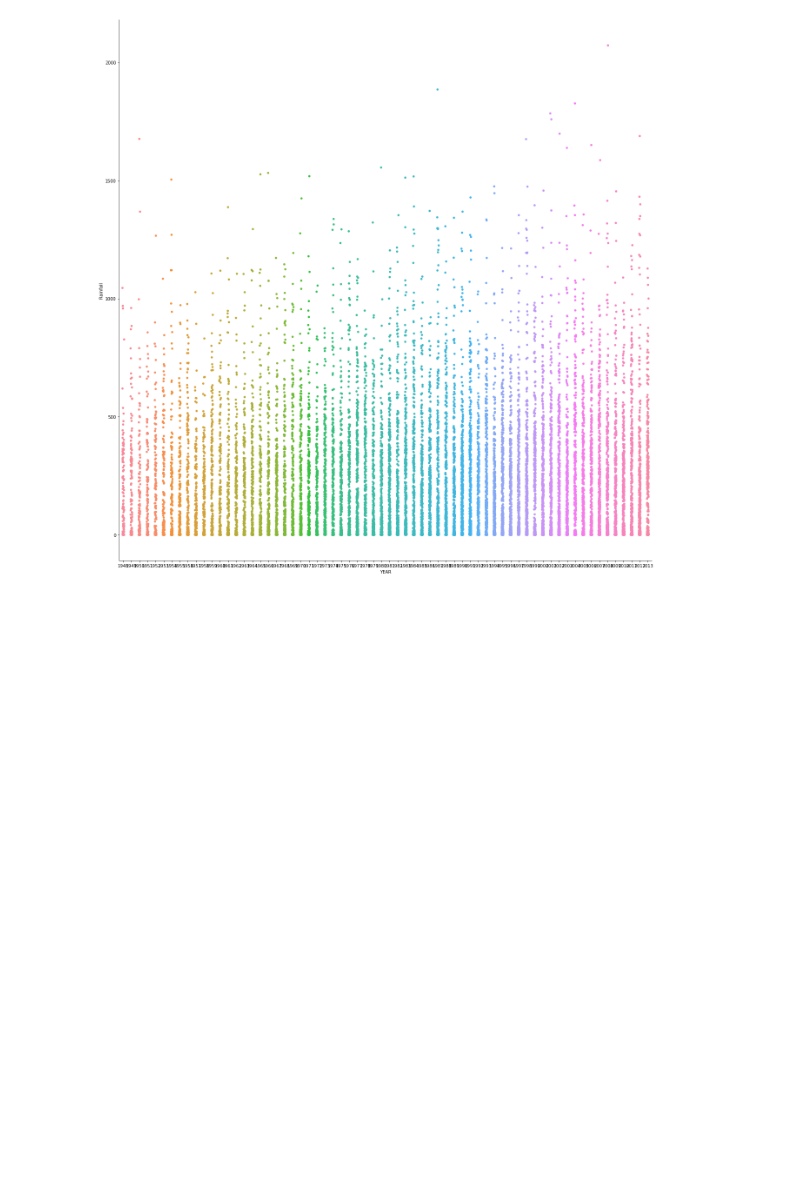
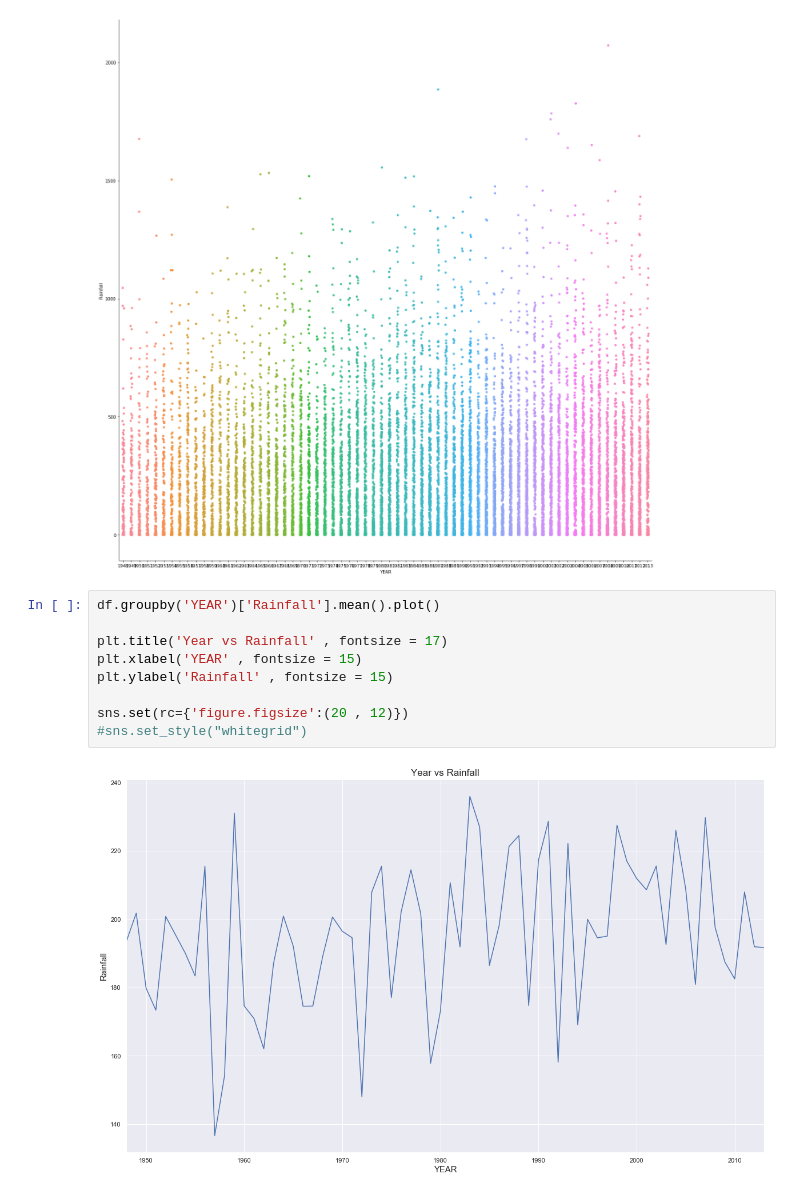
Before and after one commit to LIMON100/Rainfall-in-Bangladesh, a Jupyter notebook: EDA.ipynb, the cells around one changed output. Saved outputs shown, nothing was run; the diff lists cells and outputs as text; blank space fills up the shorter version.

Commit message:
update year eda

```diff
--- a/EDA.ipynb
+++ b/EDA.ipynb
@@ -62,3 +62,14 @@ sns.catplot(x = "YEAR" , y = "Rainfall" , data = df  , height = 18)
 # %% [output]
 <seaborn.axisgrid.FacetGrid at 0x...>
 [figure]
+# %%
+df.groupby('YEAR')['Rainfall'].mean().plot()
+
+plt.title('Year vs Rainfall' , fontsize = 17)
+plt.xlabel('YEAR' , fontsize = 15)
+plt.ylabel('Rainfall' , fontsize = 15)
+
+sns.set(rc={'figure.figsize':(20 , 12)})
+#sns.set_style("whitegrid")
+# %% [output]
+[figure, added]
```
Also changed, not shown: parts of 4 cells of this notebook.
